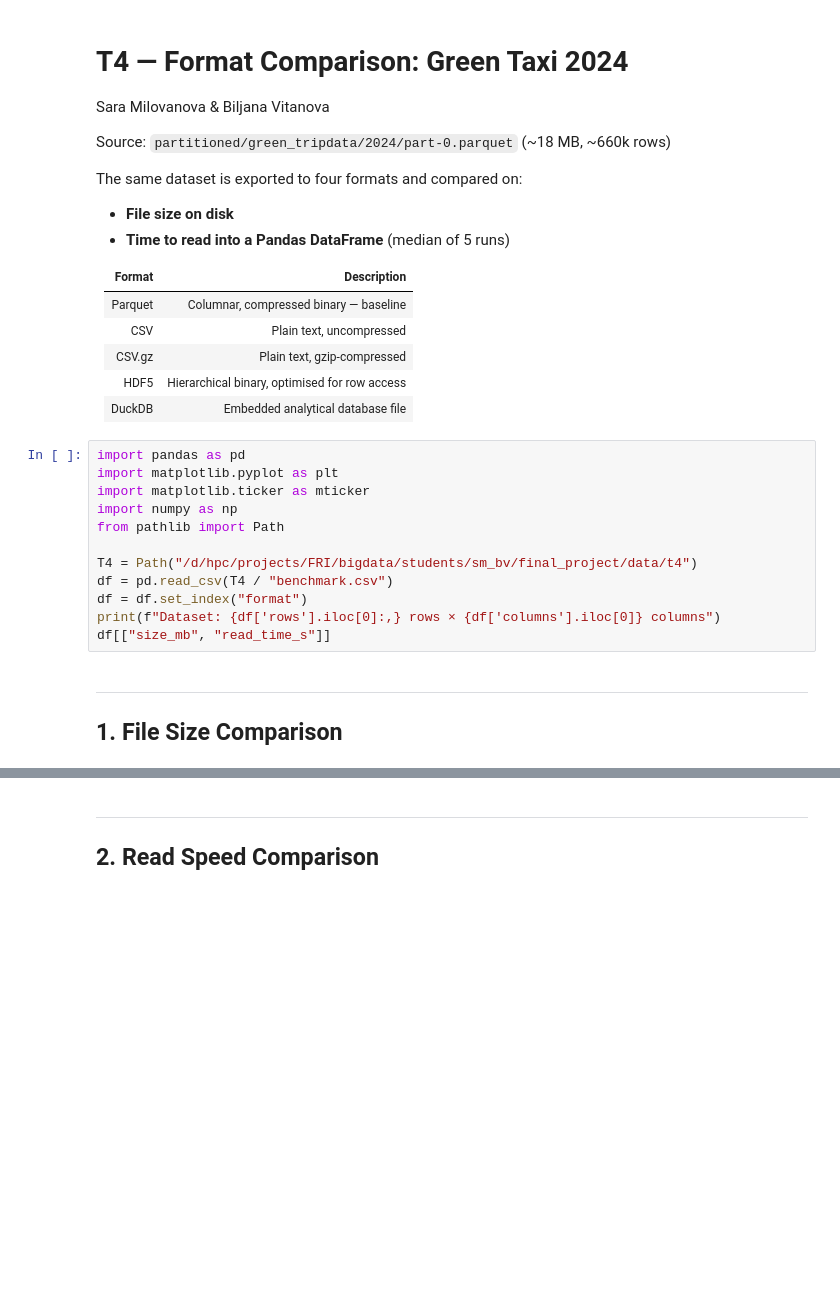
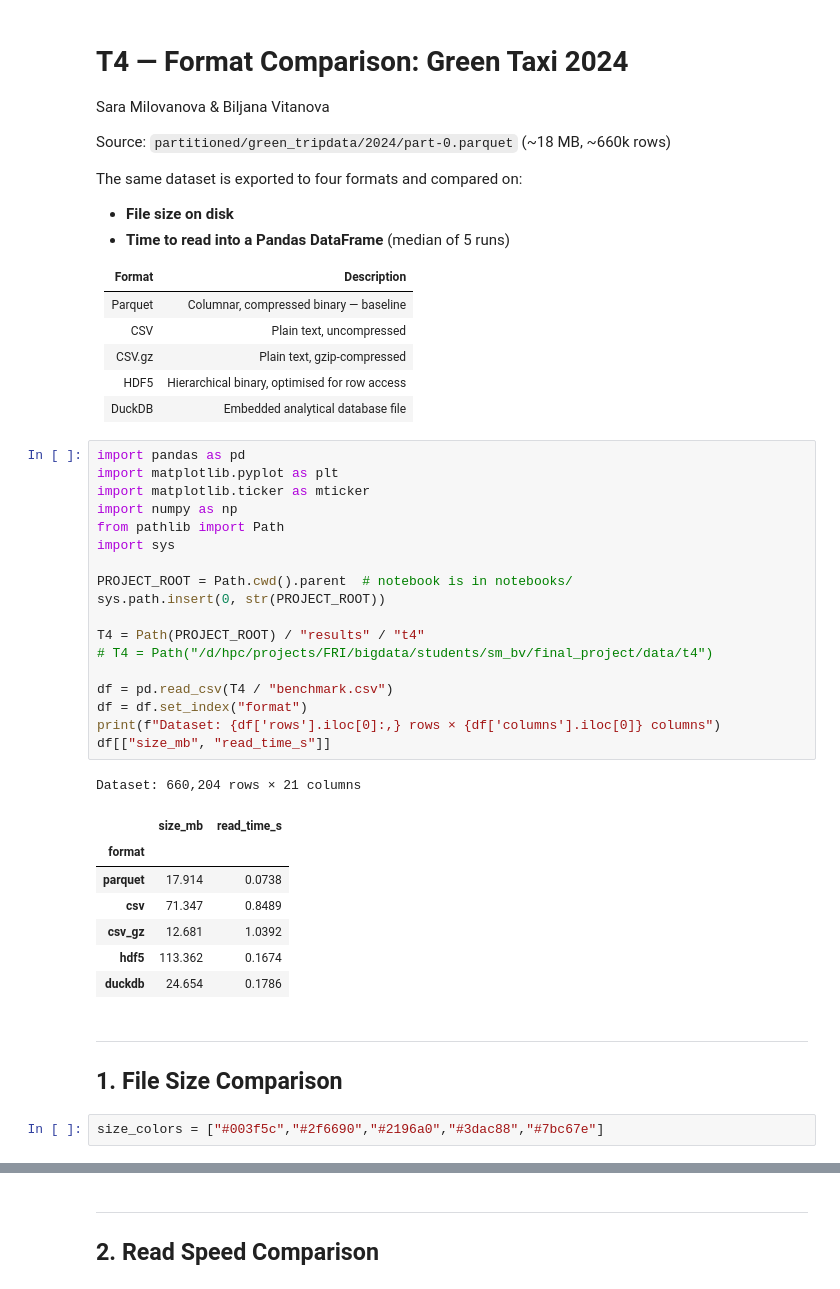
Before and after one commit to saramilovanova/big-data-project, a Jupyter notebook: notebooks/T4.ipynb, the cells around one changed output, grey strips where cells are left out. Drawn from its saved outputs; the diff is of its cells as text; blank space fills up the shorter version.

```diff
--- a/notebooks/T4.ipynb
+++ b/notebooks/T4.ipynb
@@ -18,18 +18,35 @@ The same dataset is exported to four formats and compared on:
 # %%
 import pandas as pd
 import matplotlib.pyplot as plt
 import matplotlib.ticker as mticker
 import numpy as np
 from pathlib import Path
+import sys
 
-T4 = Path("/d/hpc/projects/FRI/bigdata/students/sm_bv/final_project/data/t4")
+PROJECT_ROOT = Path.cwd().parent  # notebook is in notebooks/
+sys.path.insert(0, str(PROJECT_ROOT))
+
+T4 = Path(PROJECT_ROOT) / "results" / "t4"
+# T4 = Path("/d/hpc/projects/FRI/bigdata/students/sm_bv/final_project/data/t4")
+
 df = pd.read_csv(T4 / "benchmark.csv")
 df = df.set_index("format")
 print(f"Dataset: {df['rows'].iloc[0]:,} rows × {df['columns'].iloc[0]} columns")
 df[["size_mb", "read_time_s"]]
+# %% [output]
+Dataset: 660,204 rows × 21 columns
+|  | size_mb | read_time_s |
+| format |  |  |
+| parquet | 17.914 | 0.0738 |
+| csv | 71.347 | 0.8489 |
+| csv_gz | 12.681 | 1.0392 |
+| hdf5 | 113.362 | 0.1674 |
+| duckdb | 24.654 | 0.1786 |
 # %% [markdown]
 ---
 ## 1. File Size Comparison
+# %%
+size_colors = ["#003f5c","#2f6690","#2196a0","#3dac88","#7bc67e"]
 # %%
 import matplotlib.pyplot as plt
 from pathlib import Path
```
Also changed, not shown: parts of 3 cells of this notebook, 55 other files.
